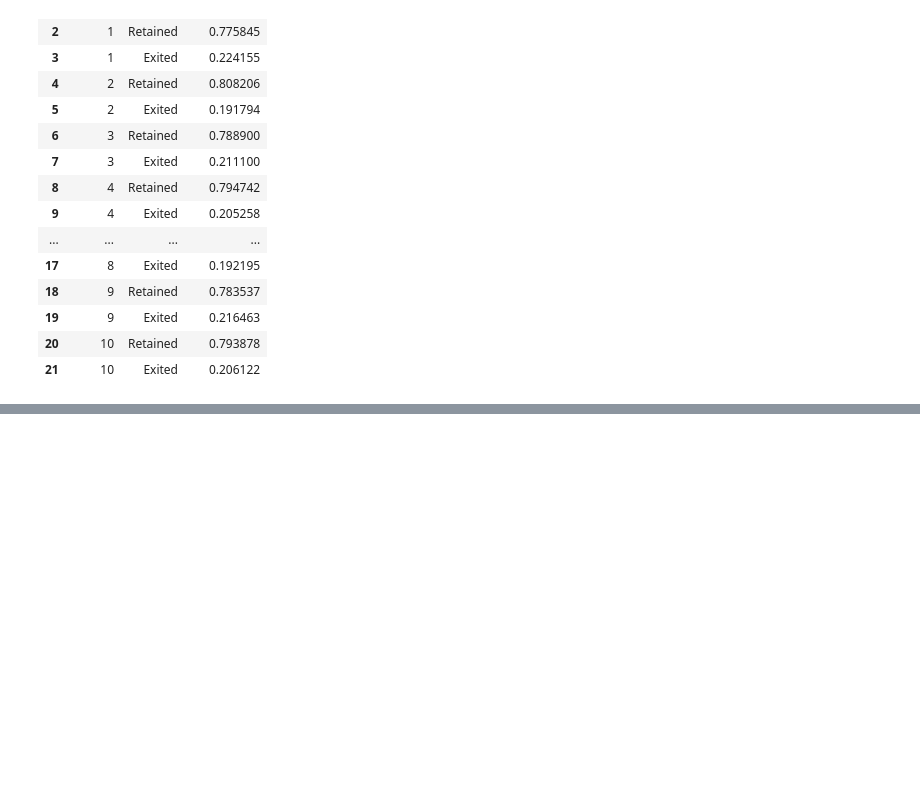
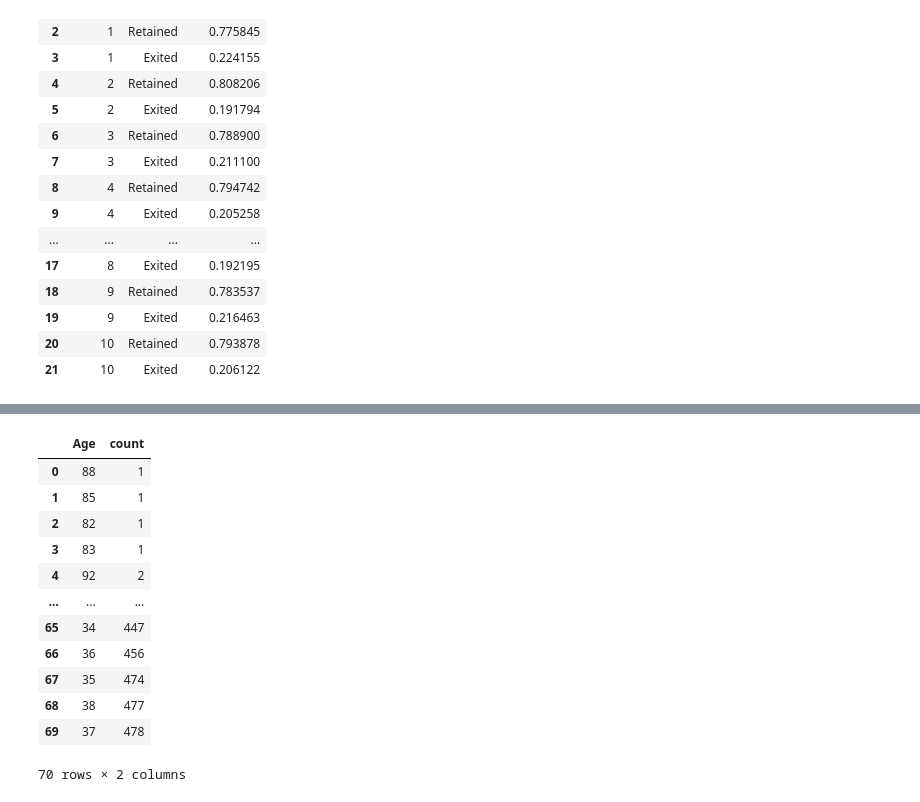
Before and after one commit to Francis-30/Francis-30, a Jupyter notebook: churn_analysis.ipynb, the cells around one changed output, grey strips where cells are left out. Cells and saved outputs as stored; diff of their text form; code cells hidden in the pictures; blank space fills up the shorter version.

```diff
--- a/churn_analysis.ipynb
+++ b/churn_analysis.ipynb
@@ -264,0 +339,17 @@ fig.show()
+# %%
+age=churn_df.groupby('Age')['Age'].count().sort_values().reset_index(name='count')
+age
+# %% [output]
+|  | Age | count |
+| 0 | 88 | 1 |
+| 1 | 85 | 1 |
+| 2 | 82 | 1 |
+| 3 | 83 | 1 |
+| 4 | 92 | 2 |
+| ... | ... | ... |
+| 65 | 34 | 447 |
+| 66 | 36 | 456 |
+| 67 | 35 | 474 |
+| 68 | 38 | 477 |
+| 69 | 37 | 478 |
+70 rows × 2 columns
```
Also changed, not shown: parts of 19 cells of this notebook.
